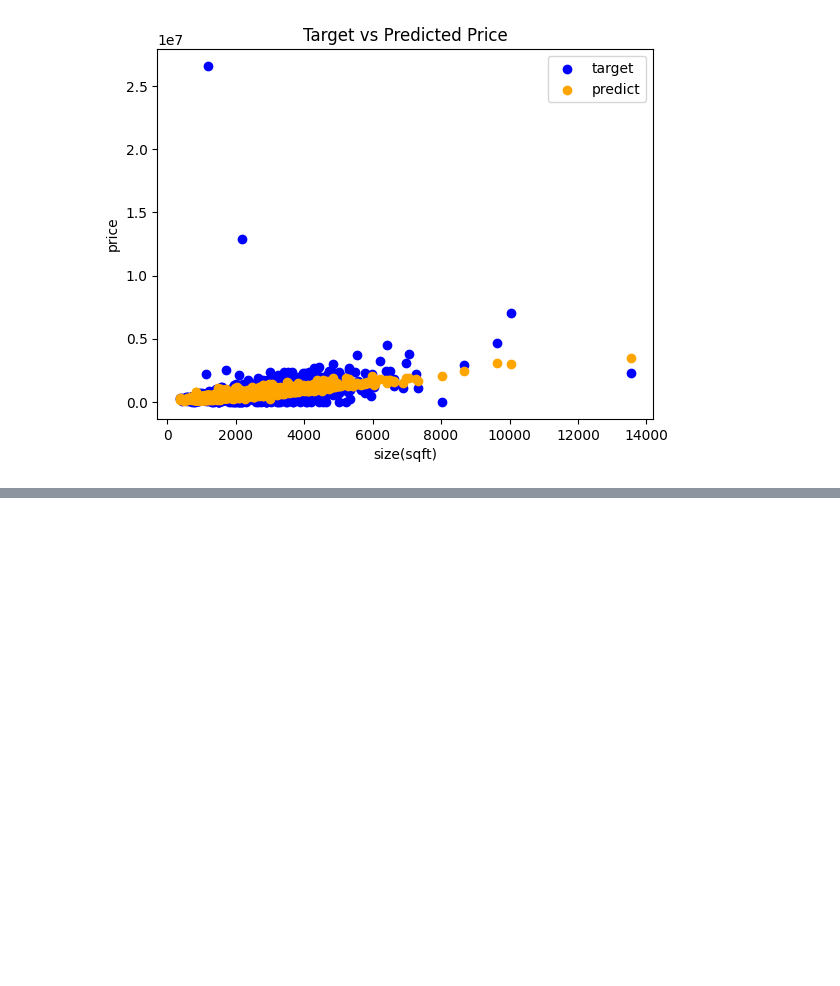
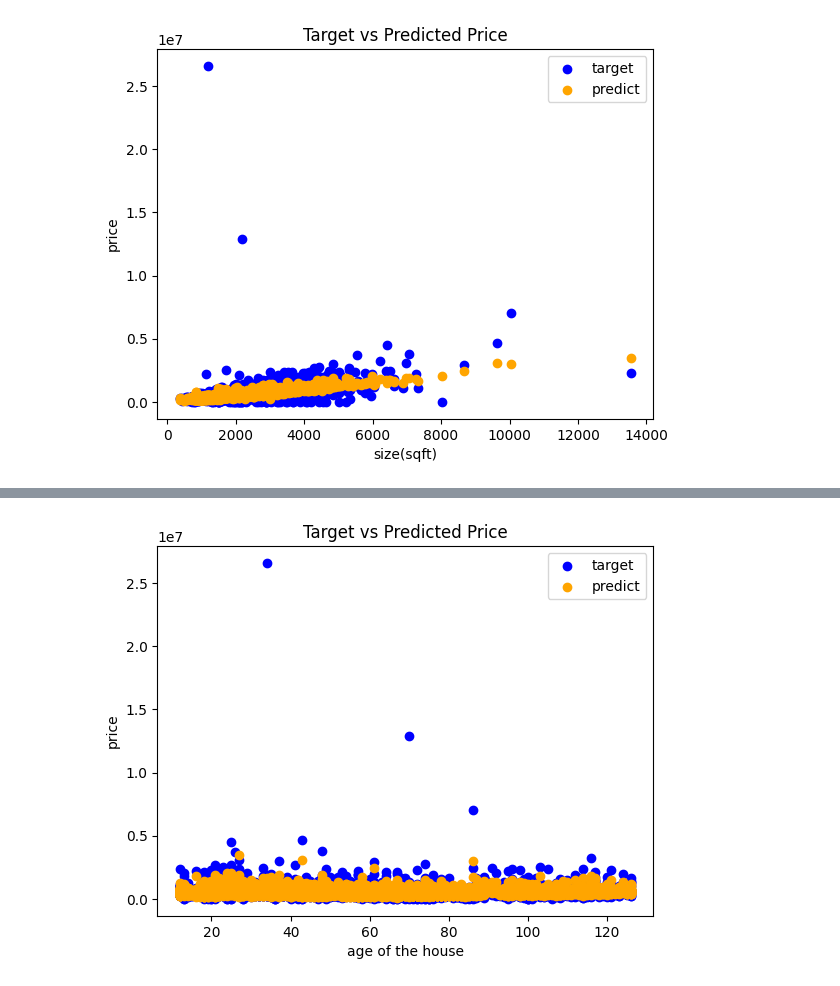
Before and after one commit to ShadowCommit0809/house-price-prediction-from-scratch, a Jupyter notebook: task.ipynb, the cells around one changed output, grey strips where cells are left out. Saved outputs shown, nothing was run; the diff lists cells and outputs as text; code cells hidden in the pictures; blank space fills up the shorter version.

```diff
--- a/task.ipynb
+++ b/task.ipynb
@@ -181,0 +206,12 @@ plt.show()
+# %%
+age = data['age']
+plt.scatter(age, y, color='blue', label='target')
+plt.scatter(age, y_pred, color='orange', label='predict')
+
+plt.xlabel("age of the house")
+plt.ylabel("price")
+plt.title("Target vs Predicted Price")
+plt.legend()
+plt.show()
+# %% [output]
+[figure, added]
```
Also changed, not shown: parts of 2 cells of this notebook.
